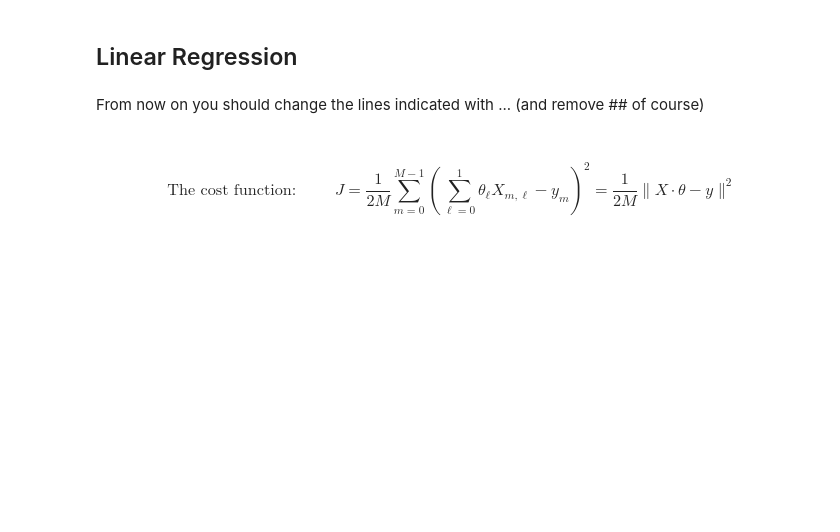
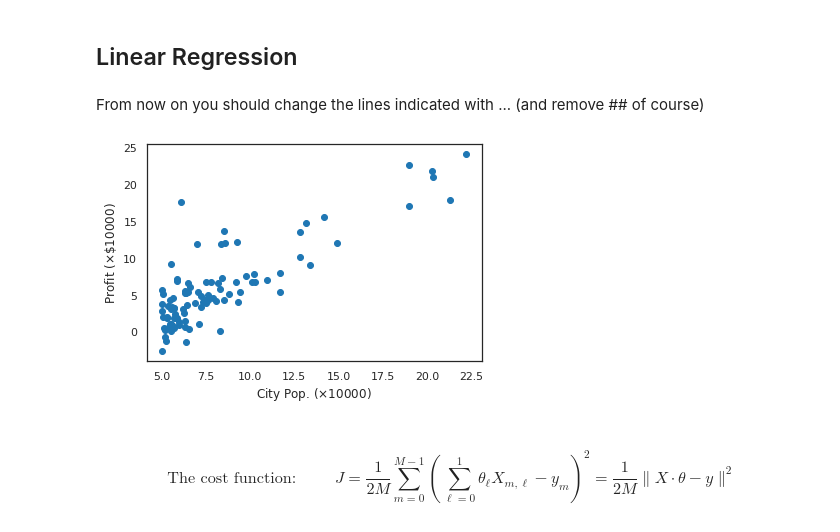
Before and after one commit to KevoSoftworks/machine_learning, a Jupyter notebook: linear_regression/assignment.ipynb, the cells around one changed output. Saved outputs shown, nothing was run; the diff lists cells and outputs as text; code cells hidden in the pictures; blank space fills up the shorter version.

```diff
--- a/linear_regression/assignment.ipynb
+++ b/linear_regression/assignment.ipynb
@@ -31,7 +30,7 @@ sns.set_context('notebook')
 sns.set_style('white')
 # %%
 ## create a folder data with all data sets
-data = np.loadtxt('data/ex1data1.txt', delimiter=',')
+data = np.loadtxt('../data/ex1data1.txt', delimiter=',')
 ## we add a column in x with only 1s:
 ## we need the constant function in our linear approximation
 ## have a look at np.c is doing, e.g.,
@@ -47,9 +46,13 @@ From now on you should change the lines indicated with ... (and remove ## of cou
 # %%
 ## Make a scatter plot of the data X versus y
 ## Note that we added ones in the X array
 ## on x-axis: Population of City in 10,000s
 ## on y-axis: Profit in $10,000s
-##  plt...
+plt.scatter(X[:, 1], y)
+plt.xlabel(r"City Pop. $(\times 10000)$")
+plt.ylabel(r"Profit $(\times \$10000)$");
+# %% [output]
+[figure, added]
 # %% [markdown]
 #### $$ \mbox{The cost function:} \hspace{1cm} J = \frac{1}{2M} \sum_{m=0}^{M-1} \left(\sum_{\ell=0}^1\theta_\ell X_{m, \ell} -y_m\right)^2 = \frac{1}{2M} \|X \cdot \theta - y\|^2$$
 # %%
```
Also changed, not shown: parts of 8 cells of this notebook.
